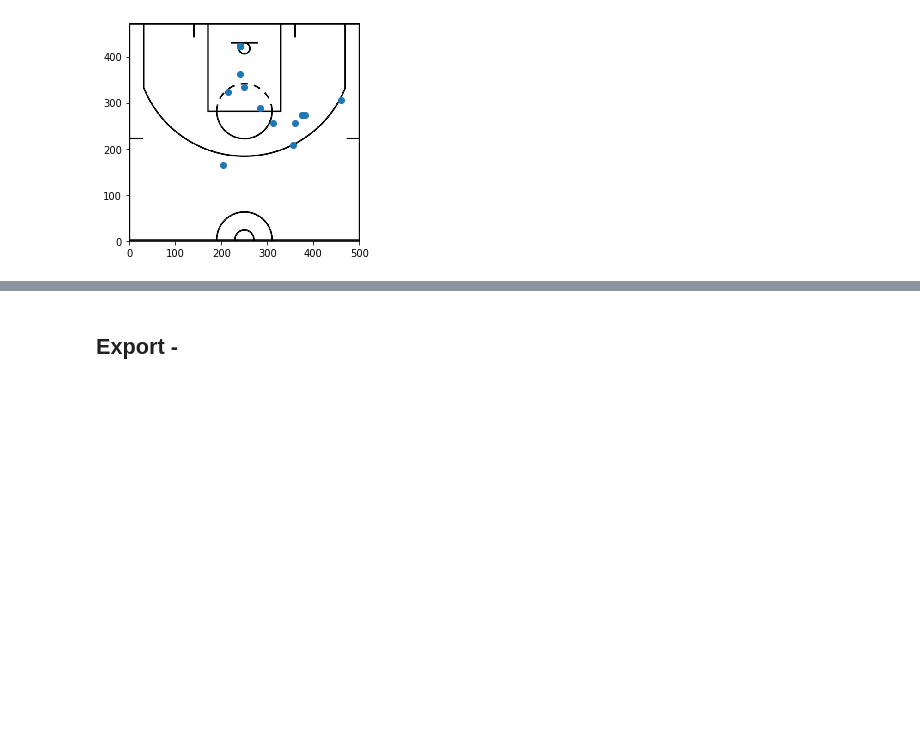
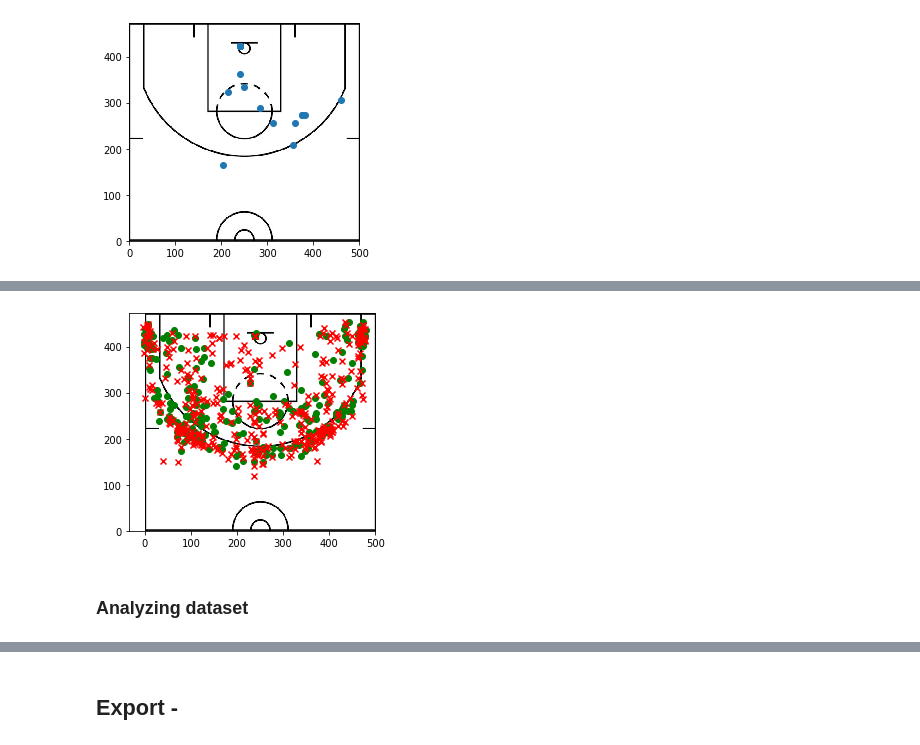
Before and after one commit to theccalderon/shot_chart, a Jupyter notebook: 00_core.ipynb, the cells around one changed output, grey strips where cells are left out. Saved outputs shown, nothing was run; the diff lists cells and outputs as text; code cells hidden in the pictures; blank space fills up the shorter version.

```diff
--- a/00_core.ipynb
+++ b/00_core.ipynb
@@ -260,0 +326,6 @@ plot_loser(shots_2001,"200111250GSW",missed=False)
+# %%
+plot_player_full(shots_2001,"Derek Fisher")
+# %% [output]
+[figure, added]
+# %% [markdown]
+### Analyzing dataset
```
Also changed, not shown: parts of 11 cells of this notebook, 2 other files.
